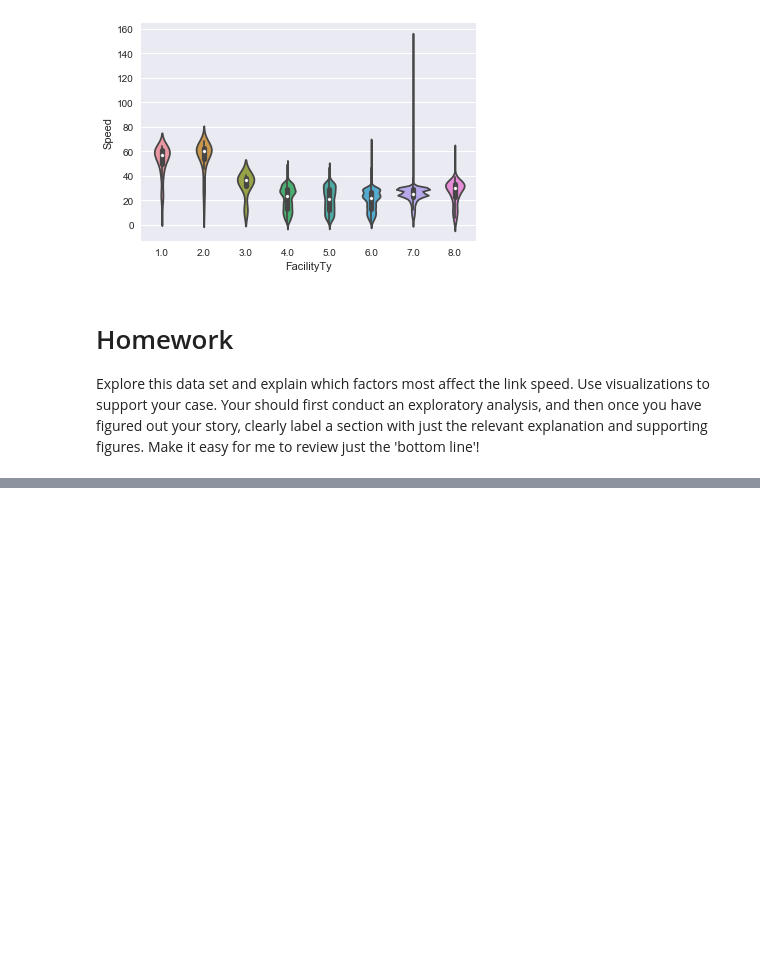
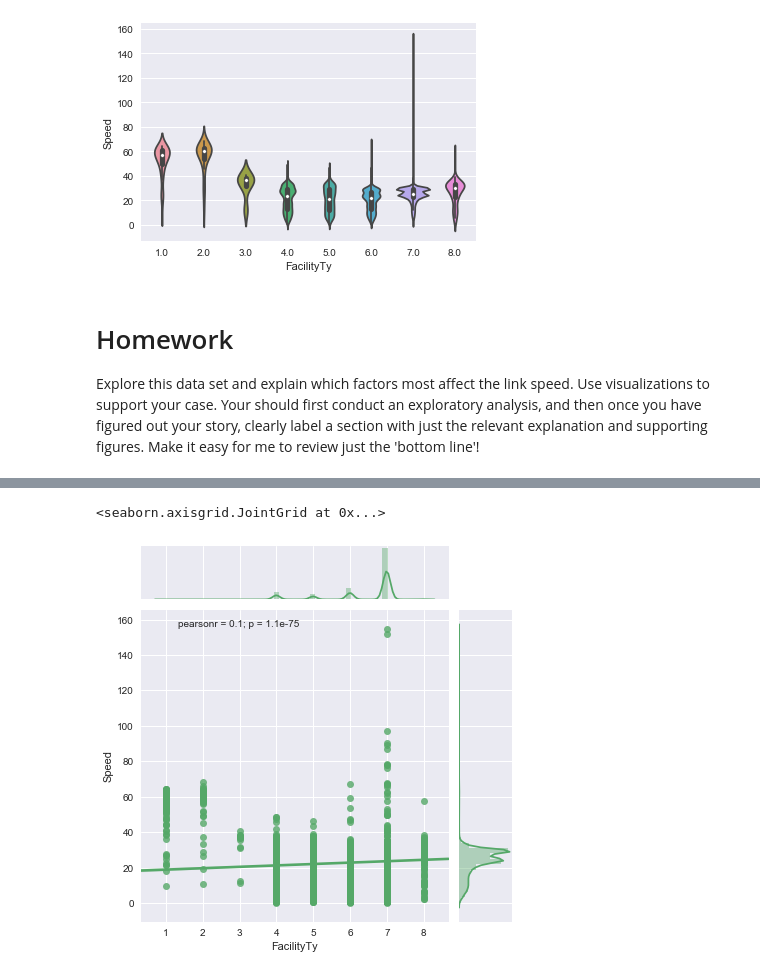
Before and after one commit to FRA228/ce599, a Jupyter notebook: 16-Data Viz 2/data-viz-2.ipynb, the cells around one changed output, grey strips where cells are left out. Drawn from its saved outputs; the diff is of its cells as text; code cells hidden in the pictures; blank space fills up the shorter version.

```diff
--- a/16-Data Viz 2/data-viz-2.ipynb
+++ b/16-Data Viz 2/data-viz-2.ipynb
@@ -231,0 +290,5 @@ Explore this data set and explain which factors most affect the link speed.  Use
+# %%
+sns.jointplot(data=net, y='Speed', x='FacilityTy', kind='reg', color='g')
+# %% [output]
+<seaborn.axisgrid.JointGrid at 0x...>
+[figure, added]
```
Also changed, not shown: parts of 11 cells of this notebook.
